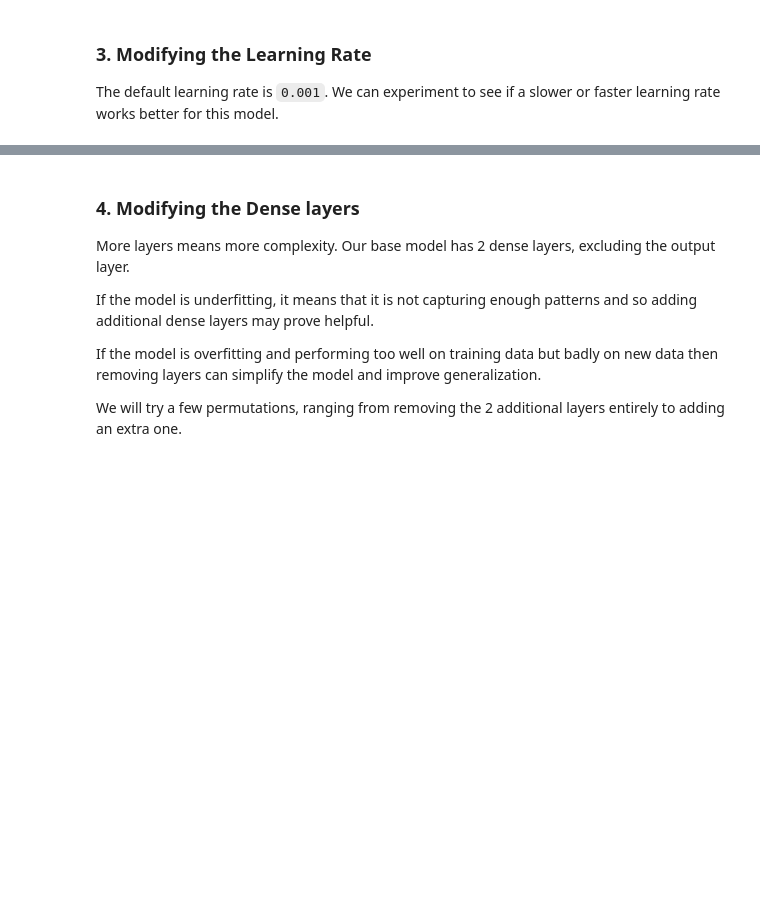
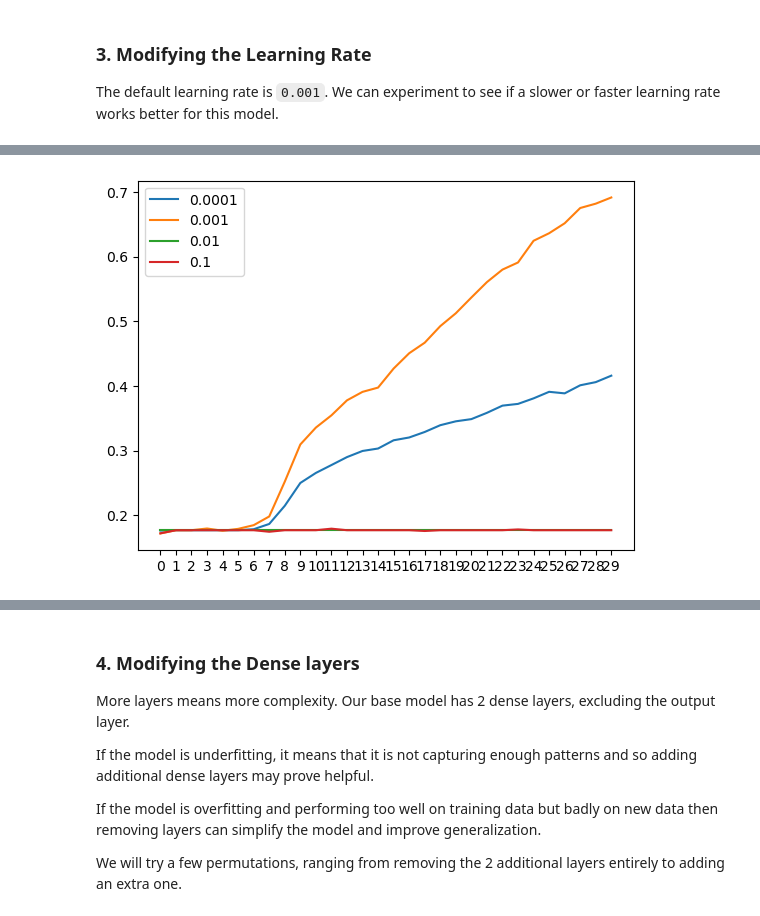
Before and after one commit to alibstill/ml-zoomcamp-emotion-recognition, a Jupyter notebook: 2_model_training/03_final_model.ipynb, the cells around one changed output, grey strips where cells are left out. Saved outputs shown, nothing was run; the diff lists cells and outputs as text; code cells hidden in the pictures; blank space fills up the shorter version.

```diff
--- a/2_model_training/03_final_model.ipynb
+++ b/2_model_training/03_final_model.ipynb
@@ -423,8 +504,8 @@ TODO
 
 The default learning rate is `0.001`. We can experiment to see if a slower or faster learning rate works better for this model.
 # %%
-# TBD, we will use the augmented training set
-train_dataset = create_dataset(train_image_paths, train_labels, label_encoder, should_augment_image=True, batch_size=32)
+# Do not augment the images to save time
+train_dataset = create_dataset(train_image_paths, train_labels, label_encoder, should_augment_image=False, batch_size=32)
 
 lr_scores = {}
 
@@ -435,9 +516,9 @@ for lr in [0.0001,0.001,0.01,0.1]:
 
     history = model.fit(
         train_dataset,
-        epochs=30,
+        epochs=30,  # Keep epochs to 30
         validation_data=val_dataset,
-        class_weight=class_weight_dict ## TBD if should add
+        class_weight=class_weight_dict
     )
     lr_scores[lr] = history.history
 
@@ -452,3 +553,11 @@ plt.show()
+# %%
+for lr, hist in lr_scores.items():
+    plt.plot(hist["accuracy"], label=lr)
+plt.xticks(np.arange(30))
+plt.legend()
+plt.show()
+# %% [output]
+[figure, added]
 # %%
 for lr, hist in lr_scores.items():
     plt.plot(hist["val_loss"], label=lr)
```
Also changed, not shown: parts of 36 cells of this notebook.
